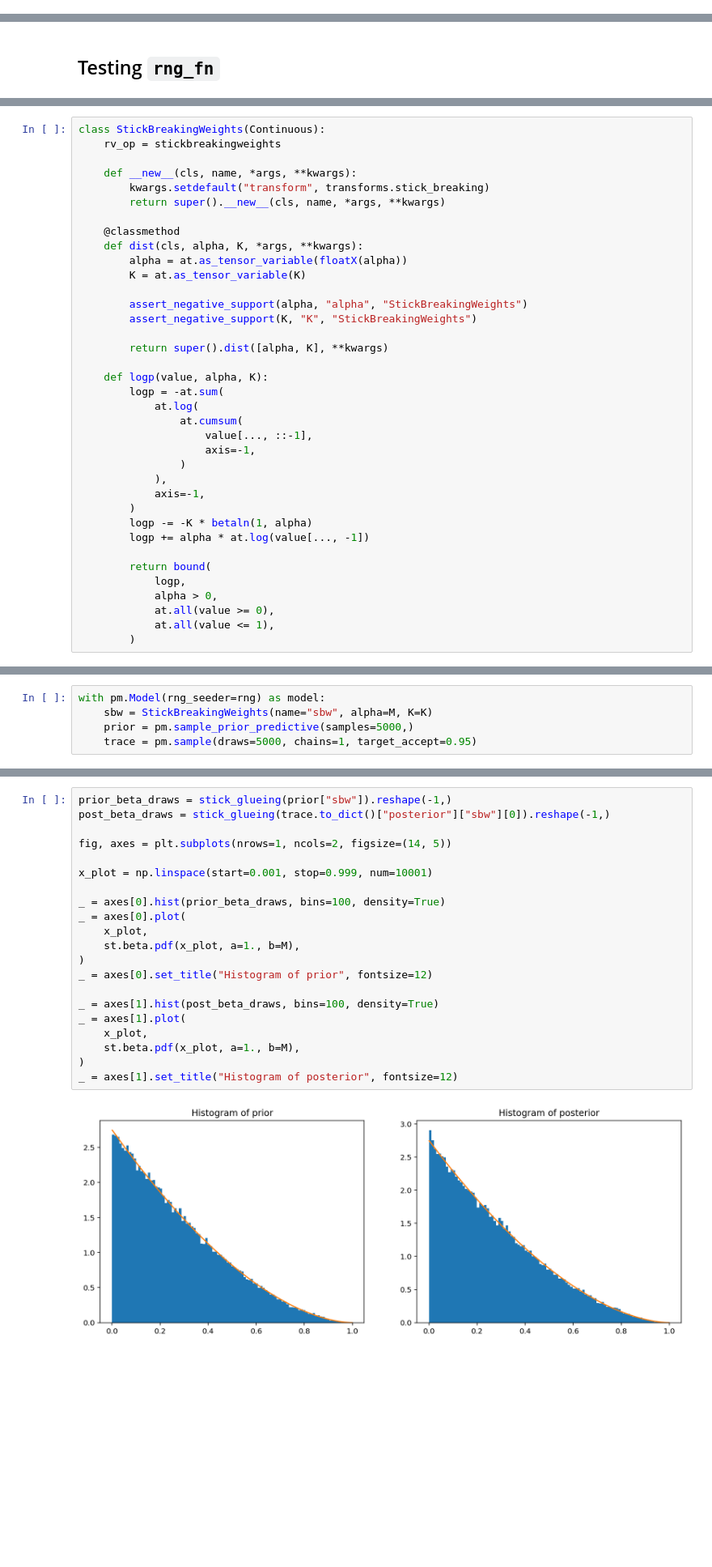
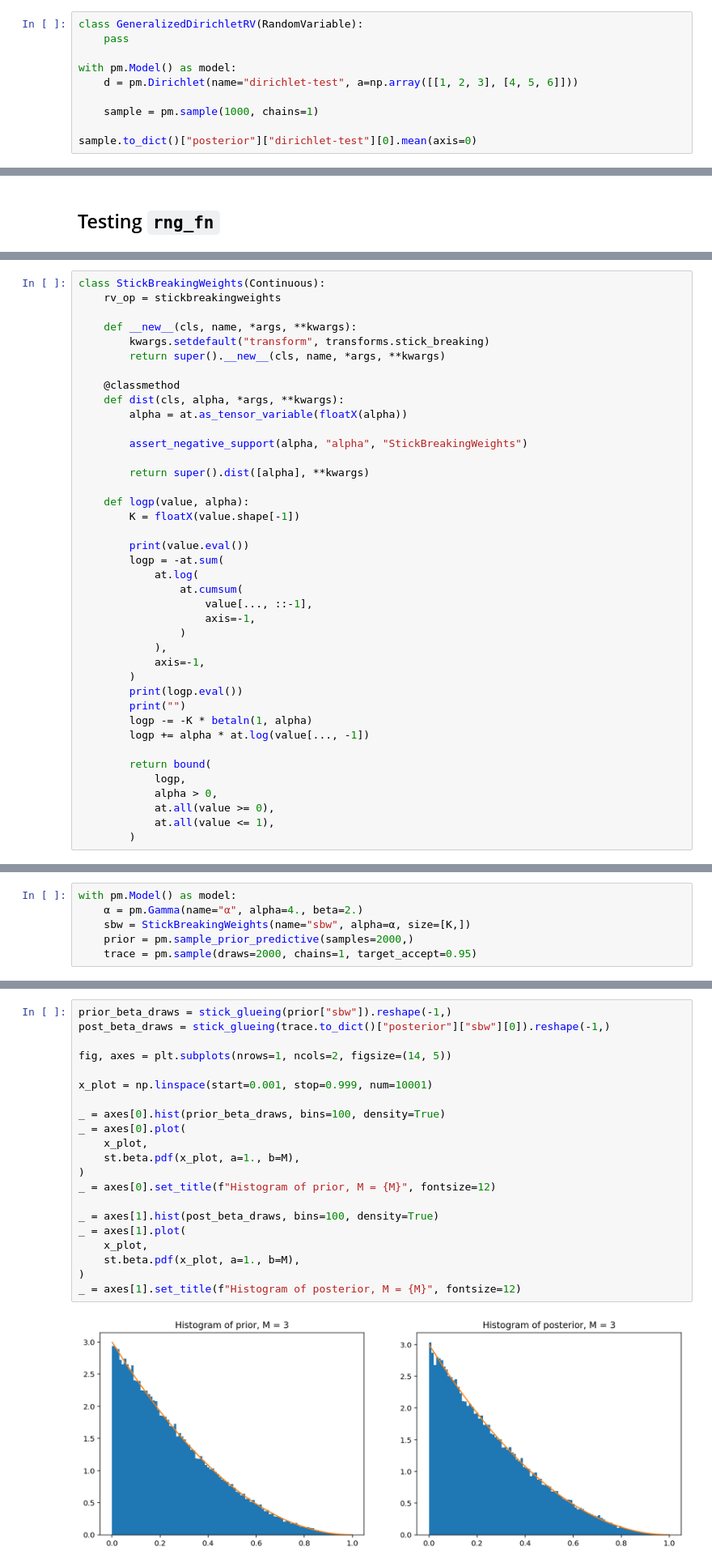
Before and after one commit to larryshamalama/pymc3-playground, a Jupyter notebook: notebooks/progress/stickbreakingweights.ipynb, the cells around one changed output, grey strips where cells are left out. Shown at 81% size. Saved outputs shown, nothing was run; the diff lists cells and outputs as text; blank space fills up the shorter version.

```diff
--- a/notebooks/progress/stickbreakingweights.ipynb
+++ b/notebooks/progress/stickbreakingweights.ipynb
@@ -56,0 +65,10 @@ def stick_glueing(weights):
+# %%
+class GeneralizedDirichletRV(RandomVariable):
+    pass
+
+with pm.Model() as model:
+    d = pm.Dirichlet(name="dirichlet-test", a=np.array([[1, 2, 3], [4, 5, 6]]))
+
+    sample = pm.sample(1000, chains=1)
+
+sample.to_dict()["posterior"]["dirichlet-test"][0].mean(axis=0)
@@ -123,16 +168,17 @@ class StickBreakingWeights(Continuous):
         return super().__new__(cls, name, *args, **kwargs)
 
     @classmethod
-    def dist(cls, alpha, K, *args, **kwargs):
+    def dist(cls, alpha, *args, **kwargs):
         alpha = at.as_tensor_variable(floatX(alpha))
-        K = at.as_tensor_variable(K)
 
         assert_negative_support(alpha, "alpha", "StickBreakingWeights")
-        assert_negative_support(K, "K", "StickBreakingWeights")
 
-        return super().dist([alpha, K], **kwargs)
+        return super().dist([alpha], **kwargs)
 
-    def logp(value, alpha, K):
+    def logp(value, alpha):
+        K = floatX(value.shape[-1])
+
+        print(value.eval())
         logp = -at.sum(
             at.log(
                 at.cumsum(
@@ -142,6 +188,8 @@ class StickBreakingWeights(Continuous):
             ),
             axis=-1,
         )
+        print(logp.eval())
+        print("")
         logp -= -K * betaln(1, alpha)
         logp += alpha * at.log(value[..., -1])
 
@@ -156,5 +201,0 @@ test_point = stickbreakingweights(alpha=M, K=K).eval()
-# %%
-with pm.Model(rng_seeder=rng) as model:
-    sbw = StickBreakingWeights(name="sbw", alpha=M, K=K)
-    prior = pm.sample_prior_predictive(samples=5000,)
-    trace = pm.sample(draws=5000, chains=1, target_accept=0.95)
@@ -168,0 +202,6 @@ Only one chain was sampled, this makes it impossible to run some convergence che
+# %%
+with pm.Model() as model:
+    α = pm.Gamma(name="α", alpha=4., beta=2.)
+    sbw = StickBreakingWeights(name="sbw", alpha=α, size=[K,])
+    prior = pm.sample_prior_predictive(samples=2000,)
+    trace = pm.sample(draws=2000, chains=1, target_accept=0.95)
@@ -169,26 +226,26 @@ Only one chain was sampled, this makes it impossible to run some convergence che
 # %%
 prior_beta_draws = stick_glueing(prior["sbw"]).reshape(-1,)
 post_beta_draws = stick_glueing(trace.to_dict()["posterior"]["sbw"][0]).reshape(-1,)
 
 fig, axes = plt.subplots(nrows=1, ncols=2, figsize=(14, 5))
 
 x_plot = np.linspace(start=0.001, stop=0.999, num=10001)
 
 _ = axes[0].hist(prior_beta_draws, bins=100, density=True)
 _ = axes[0].plot(
     x_plot,
     st.beta.pdf(x_plot, a=1., b=M),
 )
-_ = axes[0].set_title("Histogram of prior", fontsize=12)
+_ = axes[0].set_title(f"Histogram of prior, M = {M}", fontsize=12)
 
 _ = axes[1].hist(post_beta_draws, bins=100, density=True)
 _ = axes[1].plot(
     x_plot,
     st.beta.pdf(x_plot, a=1., b=M),
 )
-_ = axes[1].set_title("Histogram of posterior", fontsize=12)
+_ = axes[1].set_title(f"Histogram of posterior, M = {M}", fontsize=12)
 # %% [output]
-[figure, old version]
+[figure, new version]
 # %% [markdown]
 ## Testing the equivalence between `pm.sample_prior_predictive` and `pm.sample` without any observations
 # %%
```
Also changed, not shown: parts of 21 cells of this notebook, 11 other files.
